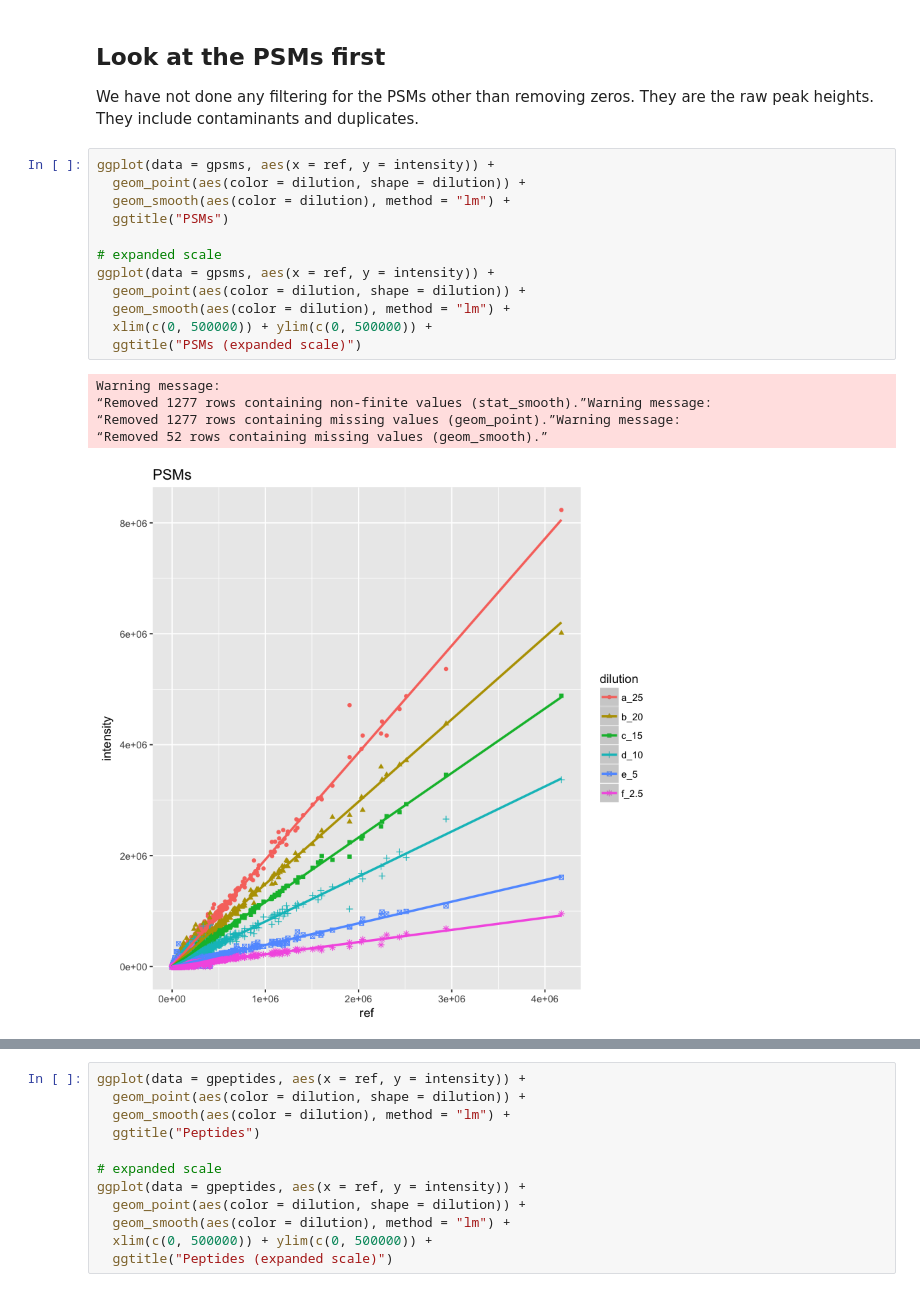
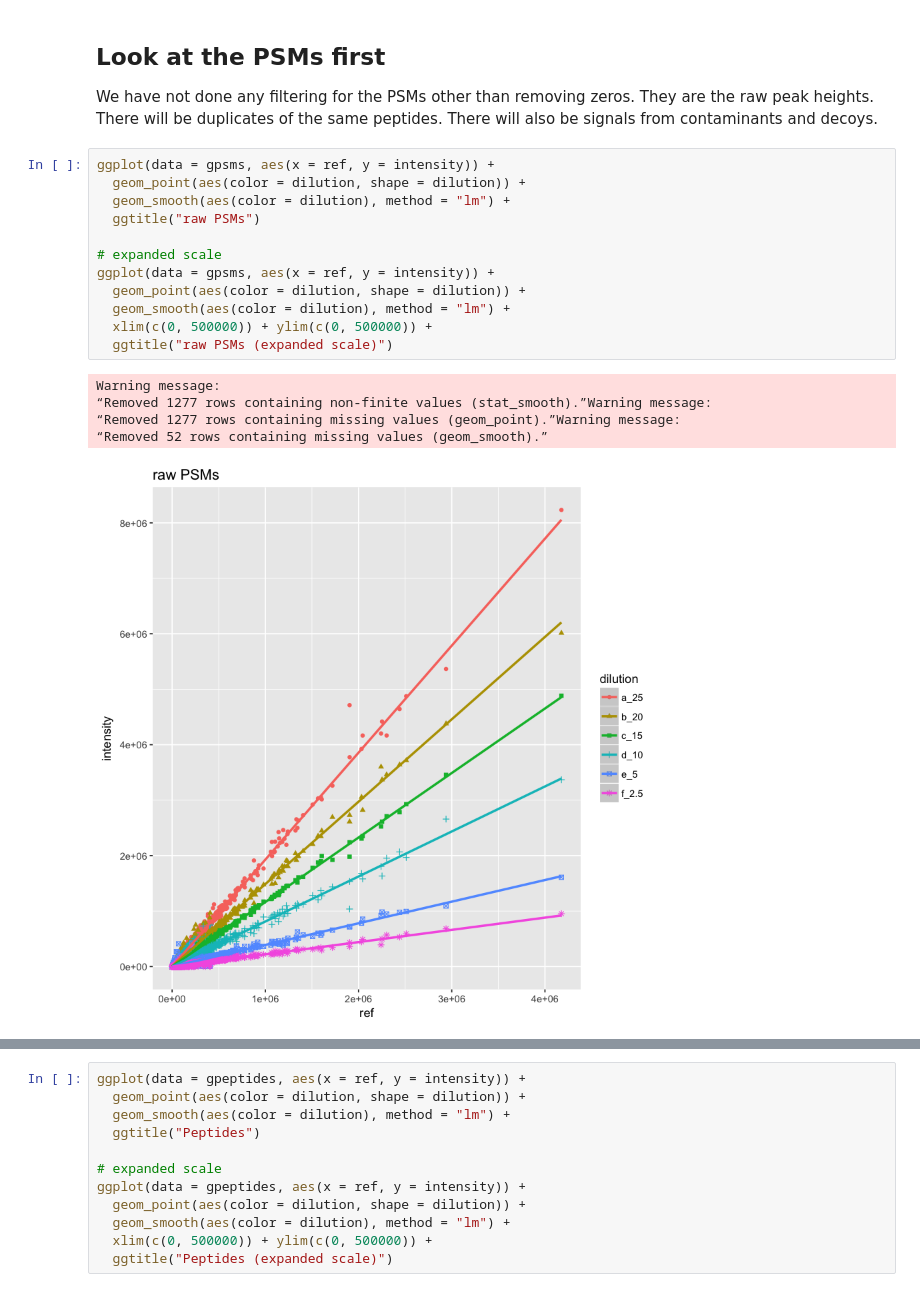
Before and after one commit to pwilmart/TMT_analysis_examples, a Jupyter notebook: Dilution_series/MAN1353_peptides_proteins.ipynb, the cells around one changed output, grey strips where cells are left out. Cells and saved outputs as stored; diff of their text form.

```diff
--- a/Dilution_series/MAN1353_peptides_proteins.ipynb
+++ b/Dilution_series/MAN1353_peptides_proteins.ipynb
@@ -201,22 +224,22 @@ head(gproteins)
 | 1297868.915 | a_25 | 2533375.2 |
 # %% [markdown]
 ## Look at the PSMs first
-We have not done any filtering for the PSMs other than removing zeros. They are the raw peak heights. They include contaminants and duplicates.
+We have not done any filtering for the PSMs other than removing zeros. They are the raw peak heights. There will be duplicates of the same peptides. There will also be signals from contaminants and decoys.
 # %%
 ggplot(data = gpsms, aes(x = ref, y = intensity)) +
   geom_point(aes(color = dilution, shape = dilution)) +
   geom_smooth(aes(color = dilution), method = "lm") +
-  ggtitle("PSMs")
+  ggtitle("raw PSMs")
 
 # expanded scale
 ggplot(data = gpsms, aes(x = ref, y = intensity)) +
   geom_point(aes(color = dilution, shape = dilution)) +
   geom_smooth(aes(color = dilution), method = "lm") +
   xlim(c(0, 500000)) + ylim(c(0, 500000)) +
-  ggtitle("PSMs (expanded scale)")
+  ggtitle("raw PSMs (expanded scale)")
 # %% [output]
 Warning message:
 “Removed 1277 rows containing non-finite values (stat_smooth).”Warning message:
 “Removed 1277 rows containing missing values (geom_point).”Warning message:
 “Removed 52 rows containing missing values (geom_smooth).”
-[figure, old version]
+[figure, new version]
```
Also changed, not shown: parts of 32 cells of this notebook, 2 other files.
